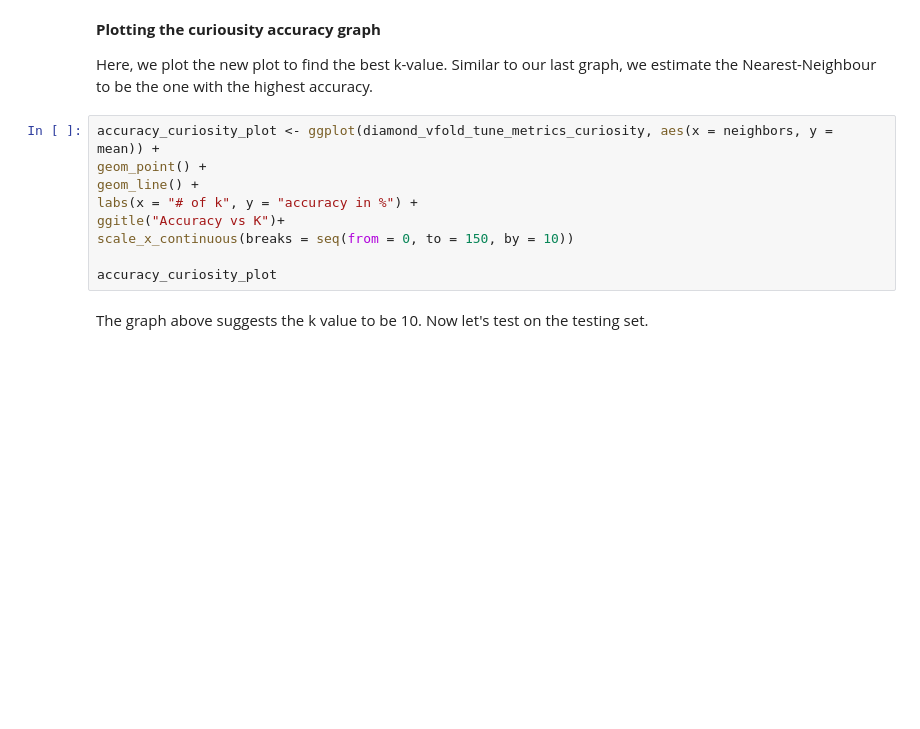
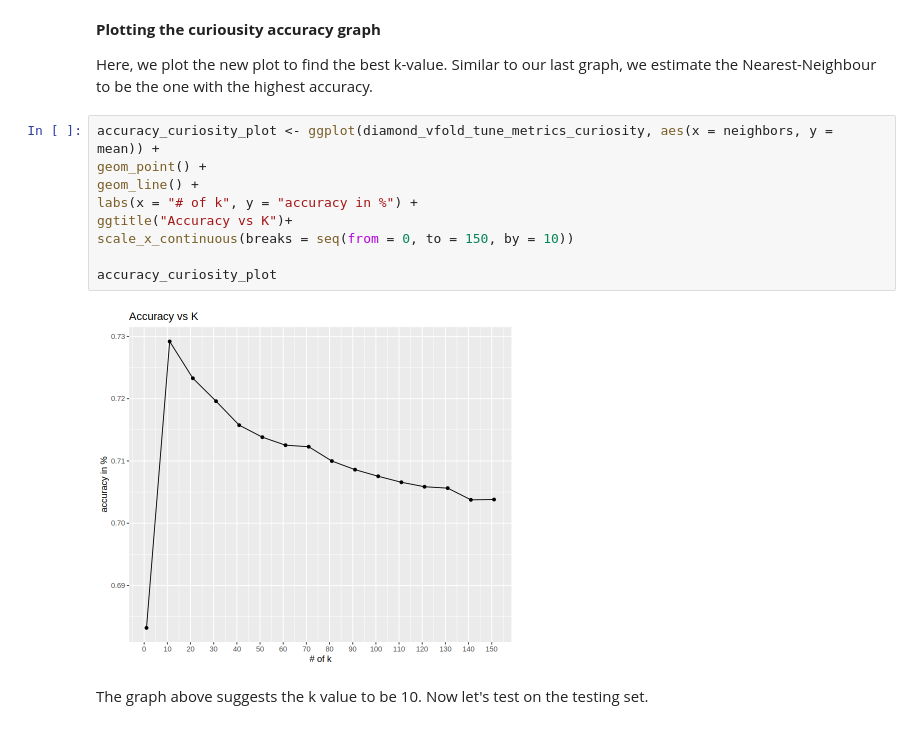
Before and after one commit to rubydelang/sonar_data, a Jupyter notebook: project_diamond.ipynb, the cells around one changed output. Cells and saved outputs as stored; diff of their text form; blank space fills up the shorter version.

```diff
--- a/project_diamond.ipynb
+++ b/project_diamond.ipynb
@@ -384,12 +436,14 @@ Here, we plot the new plot to find the best k-value. Similar to our last graph,
 # %%
 accuracy_curiosity_plot <- ggplot(diamond_vfold_tune_metrics_curiosity, aes(x = neighbors, y = mean)) +
 geom_point() +
 geom_line() +
 labs(x = "# of k", y = "accuracy in %") +
-ggitle("Accuracy vs K")+
+ggtitle("Accuracy vs K")+
 scale_x_continuous(breaks = seq(from = 0, to = 150, by = 10))
 
 accuracy_curiosity_plot
+# %% [output]
+[figure, added]
 # %% [markdown]
 The graph above suggests the k value to be 10. Now let's test on the testing set.
 # %% [markdown]
```
Also changed, not shown: parts of 14 cells of this notebook.
